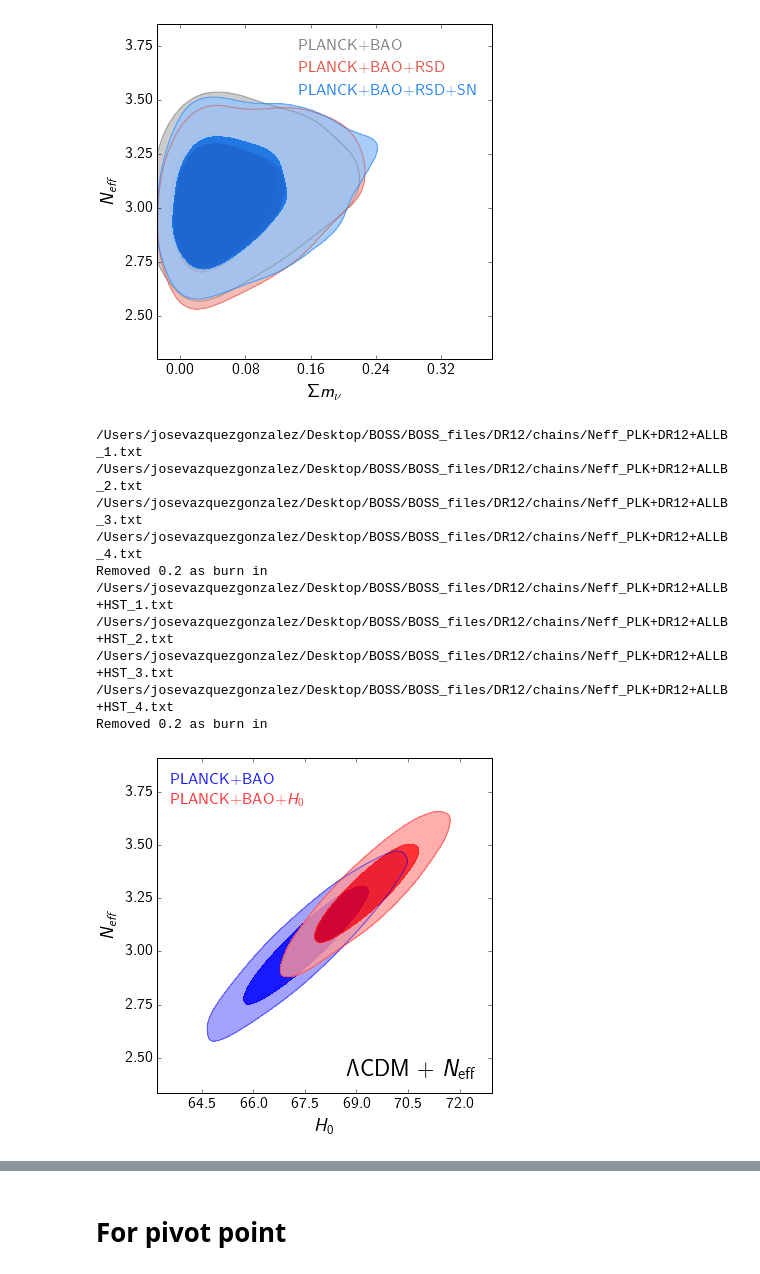
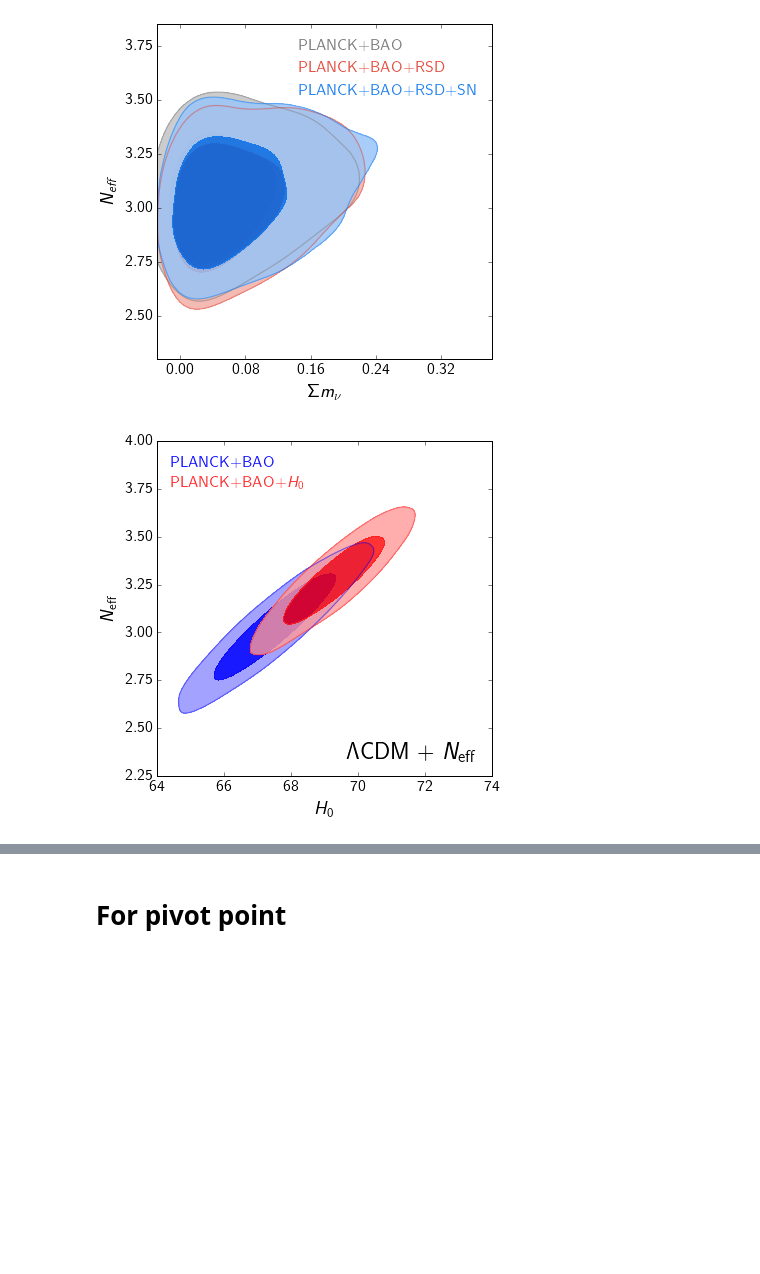
Before and after one commit to ja-vazquez/BOSS_files, a Jupyter notebook: DR12/dr12_constraints.ipynb, the cells around one changed output, grey strips where cells are left out. Drawn from its saved outputs; the diff is of its cells as text; code cells hidden in the pictures; blank space fills up the shorter version.

```diff
--- a/DR12/dr12_constraints.ipynb
+++ b/DR12/dr12_constraints.ipynb
@@ -359,42 +371,34 @@ g.add_legend(['PLANCK+BAO', 'PLANCK+BAO+RSD', 'PLANCK+BAO+RSD+SN'],
 # %%
 roots = ['Neff_PLK+DR12+ALLB','Neff_PLK+DR12+ALLB+HST']
 #'OkwoCDM+Neff_PLK+DR12+ALLB+JLA', 'OkwoCDM+Neff_PLK+DR12+ALLB+JLA+HST',
-g= plots.getSinglePlotter(chain_dir = dir_name, ratio=1., analysis_settings={'smooth_scale_2D': -1,
+g= plots.getSinglePlotter(chain_dir = dir_name, ratio=0.8, analysis_settings={'smooth_scale_2D': -1,
                                                                             'ignore_rows': 0.2})
 g.plot_2d(roots, param_pair=['H0','nnu'], filled=True, legend_labels=False,
-        colors = ['blue', 'red', 'OrangeRed'], alphas=[0.9,0.8,0.9,0.9])
+        colors = ['blue', 'red', 'OrangeRed'], alphas=[0.9,0.8,0.9,0.9],
+        lims=[64, 74, 2.25, 4])
 
 #g = plots.getSubplotPlotter(chain_dir = dir_name, width_inch=10 ,
 #                            analysis_settings={'smooth_scale_2D': -1., 'smooth_scale_1D': -1.})
 #g.triangle_plot(roots, ['H0','nnu'], filled=True,
 #                contour_args=[{'alpha':0.4, 'color':'RoyalBlue', 'lw':'2'}, {'alpha':0.8, 'color':'blue'},
 #                             {'alpha':0.4, 'color':'red'}, {'alpha':0.8, 'color':'red'}],
 #                line_args=[{'color':'RoyalBlue'},{'ls':'--', 'color':'blue'}, {'color':'red'},
 #                           {'ls':'--', 'color':'red'}],
 #                legend_labels=['owCDM + $N_{\\rm eff}$', 'owCDM + $N_{\\rm eff}$ (+$H_0$)',
 #                        '$\Lambda$CDM + $N_{\\rm eff}$', '$\Lambda$CDM + $N_{\\rm eff}$ (+$H_0$)'              ])
 
 g.settings.axes_fontsize = 20
 g.settings.lab_fontsize = 25
+
 g.add_text('$\Lambda$CDM + $N_{\\rm eff}$', fontsize=24)
 
 g.add_legend([ 'PLANCK+BAO', 'PLANCK+BAO+$H_0$'],
         #'owCDM + $N_{\\rm eff}$', 'owCDM + $N_{\\rm eff}$ (+$H_0$)',
         #'$\Lambda$CDM + $N_{\\rm eff}$', '$\Lambda$CDM + $N_{\\rm eff}$ (+$H_0$)'],
              colored_text=True,  legend_loc='upper left')
 g.export('Neff_all.pdf')
 # %% [output]
-/Users/josevazquezgonzalez/Desktop/BOSS/BOSS_files/DR12/chains/Neff_PLK+DR12+ALLB_1.txt
-/Users/josevazquezgonzalez/Desktop/BOSS/BOSS_files/DR12/chains/Neff_PLK+DR12+ALLB_2.txt
-/Users/josevazquezgonzalez/Desktop/BOSS/BOSS_files/DR12/chains/Neff_PLK+DR12+ALLB_3.txt
-/Users/josevazquezgonzalez/Desktop/BOSS/BOSS_files/DR12/chains/Neff_PLK+DR12+ALLB_4.txt
-Removed 0.2 as burn in
-/Users/josevazquezgonzalez/Desktop/BOSS/BOSS_files/DR12/chains/Neff_PLK+DR12+ALLB+HST_1.txt
-/Users/josevazquezgonzalez/Desktop/BOSS/BOSS_files/DR12/chains/Neff_PLK+DR12+ALLB+HST_2.txt
-/Users/josevazquezgonzalez/Desktop/BOSS/BOSS_files/DR12/chains/Neff_PLK+DR12+ALLB+HST_3.txt
-/Users/josevazquezgonzalez/Desktop/BOSS/BOSS_files/DR12/chains/Neff_PLK+DR12+ALLB+HST_4.txt
-Removed 0.2 as burn in
-[figure, old version]
+[figure, new version]
 # %%
 roots = ['OkwoCDM+Neff_PLK+DR12+ALLB+JLA', 'OkwoCDM+Neff_PLK+DR12+ALLB+JLA+HST']
 #'OkwoCDM+Neff_PLK+DR12+ALLB+JLA', 'OkwoCDM+Neff_PLK+DR12+ALLB+JLA+HST',
```
Also changed, not shown: parts of 5 cells of this notebook, 2 other files.
